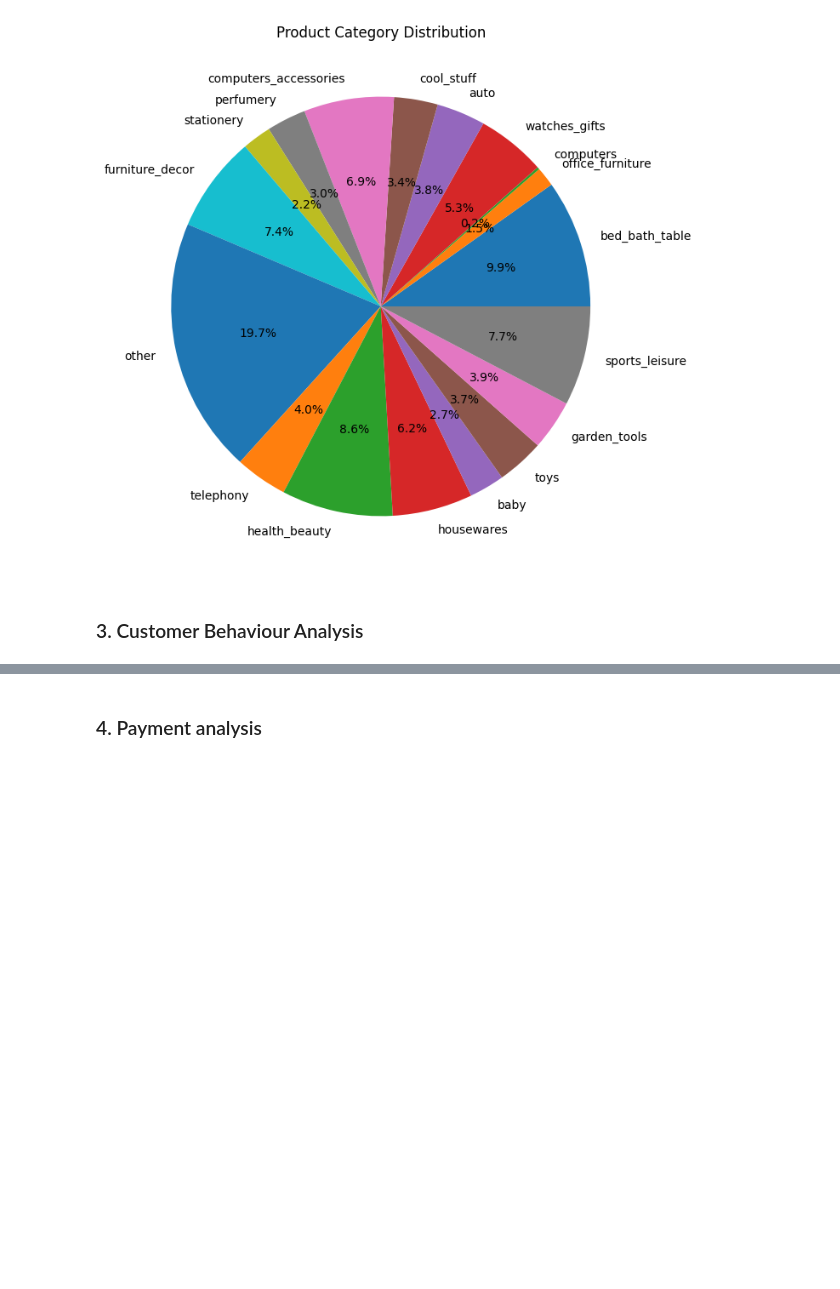
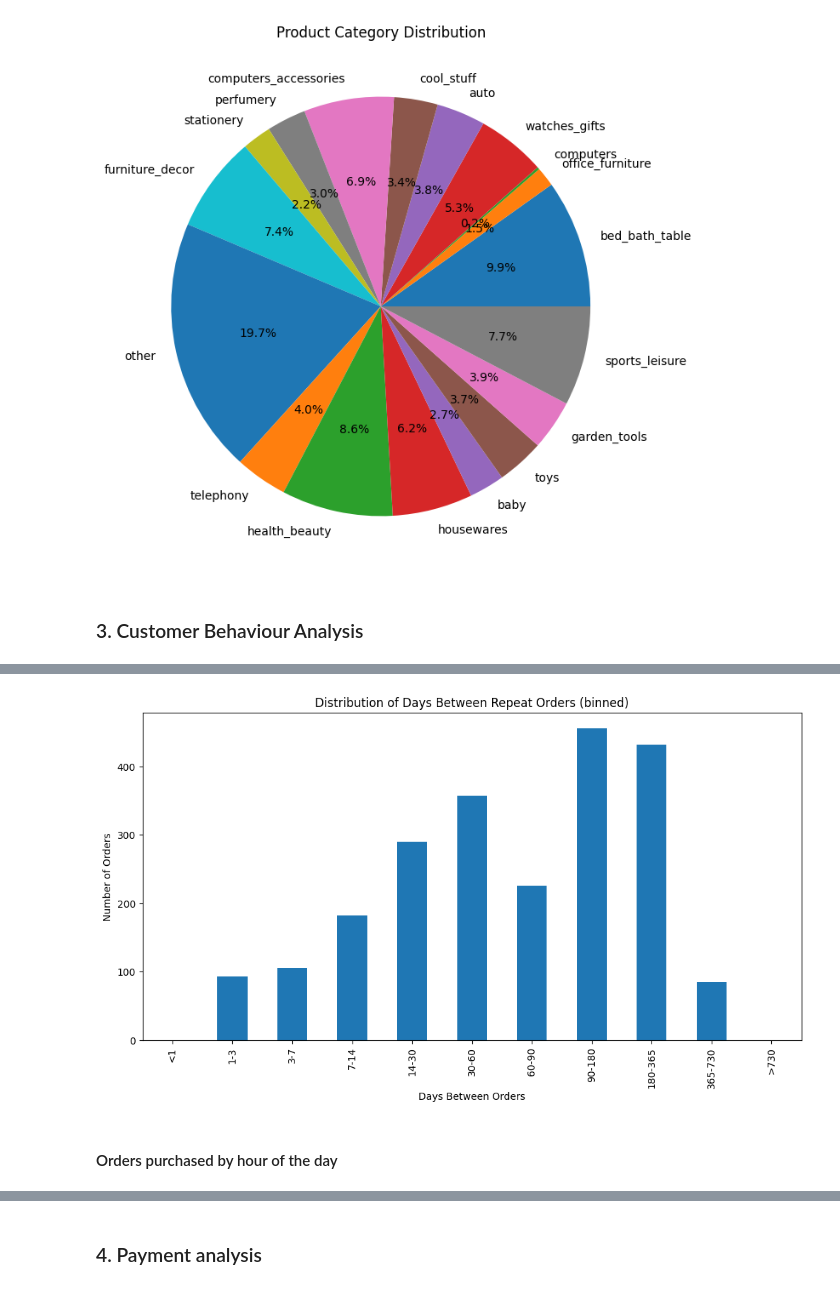
Before and after one commit to FutureYY/309Project, a Jupyter notebook: eda.ipynb, the cells around one changed output, grey strips where cells are left out. Drawn from its saved outputs; the diff is of its cells as text; code cells hidden in the pictures; blank space fills up the shorter version.

```diff
--- a/eda.ipynb
+++ b/eda.ipynb
@@ -126,0 +256,10 @@ plt.show()
+# %%
+customer_order_counts = finding_repeat_buyers(df_orders, df_customers, df_order_items)
+df_with_flags = add_repeat_order_gaps(df_orders, df_customers, customer_order_counts).select(
+        "customer_unique_id",
+        "order_id",
+        "order_purchase_timestamp",
+        "prev_order_date",
+        "days_since_last_order",
+    )
+df_with_flags.show(5)
@@ -126,0 +277,20 @@ plt.show()
+# %%
+bins = [0, 1, 3, 7, 14, 30, 60, 90, 180, 365, 730, 10000]
+labels = ['<1', '1-3', '3-7', '7-14', '14-30', '30-60', '60-90', '90-180', '180-365', '365-730', '>730']
+
+non_first_orders = df_with_flags.filter("days_since_last_order > 0").select("days_since_last_order").toPandas()
+
+non_first_orders['bins'] = pd.cut(non_first_orders['days_since_last_order'], bins=bins, labels=labels, right=False)
+
+binned_counts = non_first_orders['bins'].value_counts().sort_index()
+
+plt.figure(figsize=(12,6))
+binned_counts.plot(kind='bar')
+plt.xlabel('Days Between Orders')
+plt.ylabel('Number of Orders')
+plt.title('Distribution of Days Between Repeat Orders (binned)')
+plt.show()
+# %% [output]
+[figure, added]
+# %% [markdown]
+#### Orders purchased by hour of the day
```
Also changed, not shown: parts of 41 cells of this notebook.
